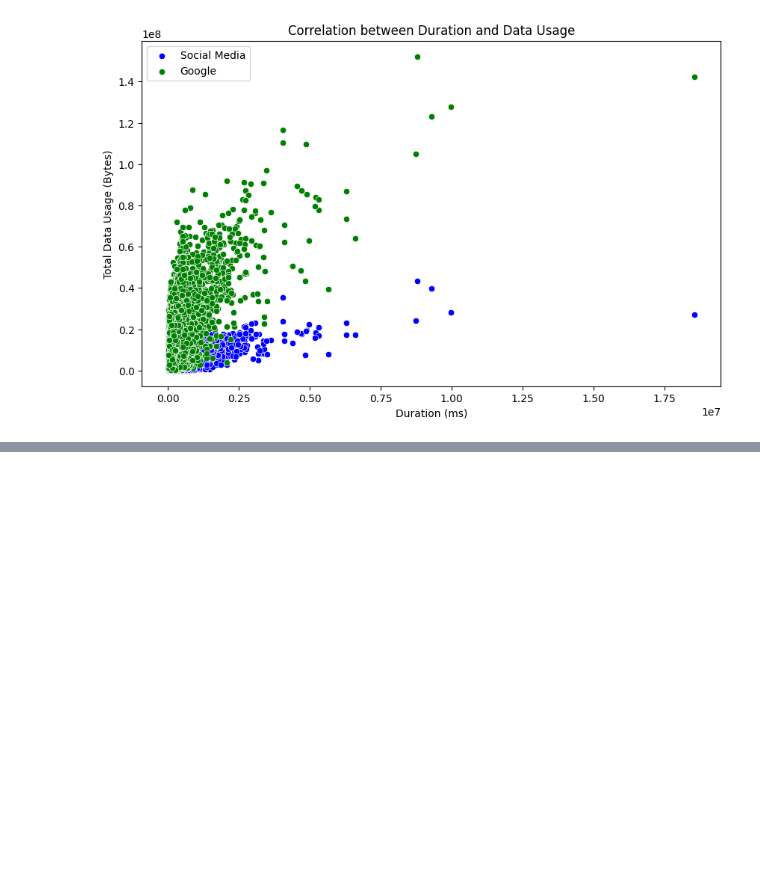
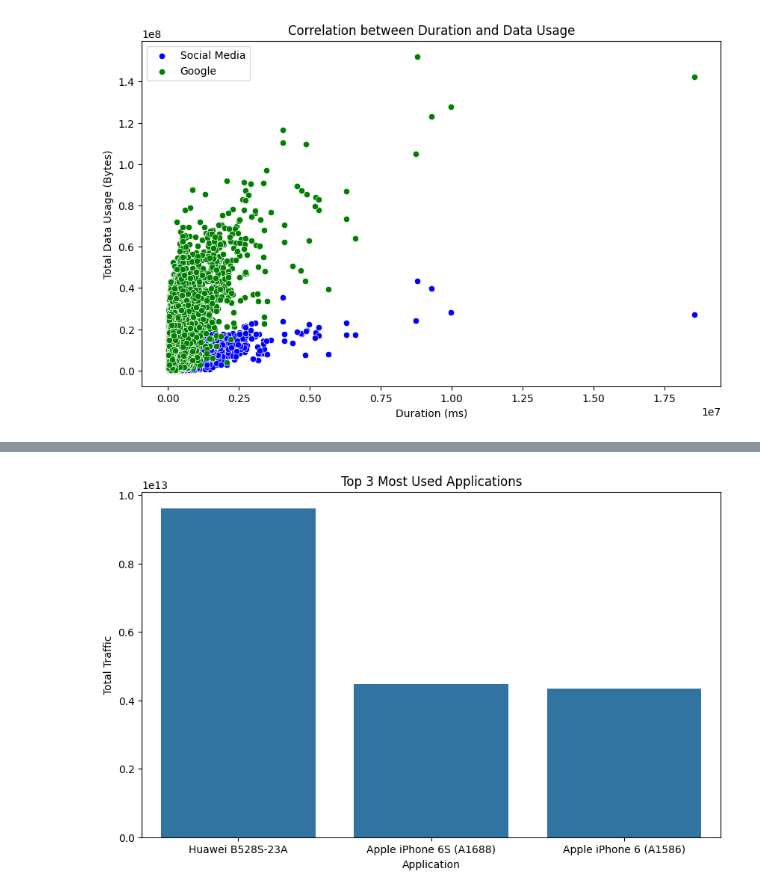
Before and after one commit to malzbanker/AIM-WEEK-2, a Jupyter notebook: notebooks/eda.ipynb, the cells around one changed output, grey strips where cells are left out. Saved outputs shown, nothing was run; the diff lists cells and outputs as text; code cells hidden in the pictures; blank space fills up the shorter version.

```diff
--- a/notebooks/eda.ipynb
+++ b/notebooks/eda.ipynb
@@ -429,0 +476,15 @@ plt.show()
+# %%
+#Aggregate by Handset Type:
+#You have the handset_type column, which could be used to understand traffic patterns for different devices.
+# # Ensure you have calculated session_total_traffic first
+
+data['session_total_traffic'] = data['total_ul_(bytes)'] + data['total_dl_(bytes)']
+
+# Group by handset_type and calculate total traffic
+traffic_per_handset = data.groupby('handset_type').agg(total_traffic=('session_total_traffic', 'sum')).reset_index()
+
+# Get the top 10 handsets by total traffic
+top_handsets = traffic_per_handset.nlargest(10, 'total_traffic')
+
+# Display the top handsets
+print(top_handsets)
@@ -429,0 +503,10 @@ plt.show()
+# %%
+#Plot Top 3 Most Used Applications CopyReplit
+plt.figure(figsize=(10,6))
+sns.barplot(data=top_handsets.head(3), x='handset_type', y='total_traffic')
+plt.title('Top 3 Most Used Applications')
+plt.xlabel('Application')
+plt.ylabel('Total Traffic')
+plt.show()
+# %% [output]
+[figure, added]
```
Also changed, not shown: parts of 5 cells of this notebook.
